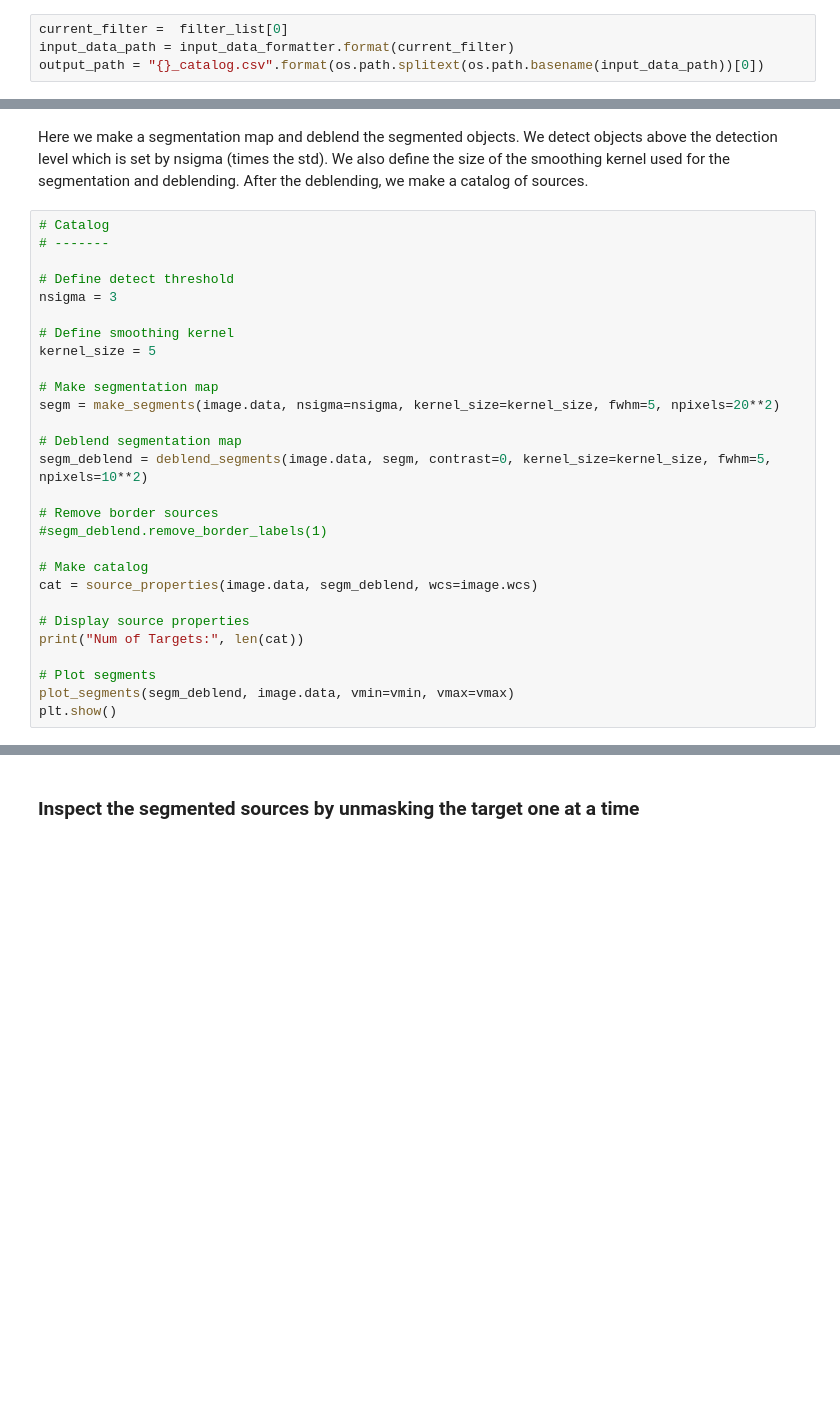
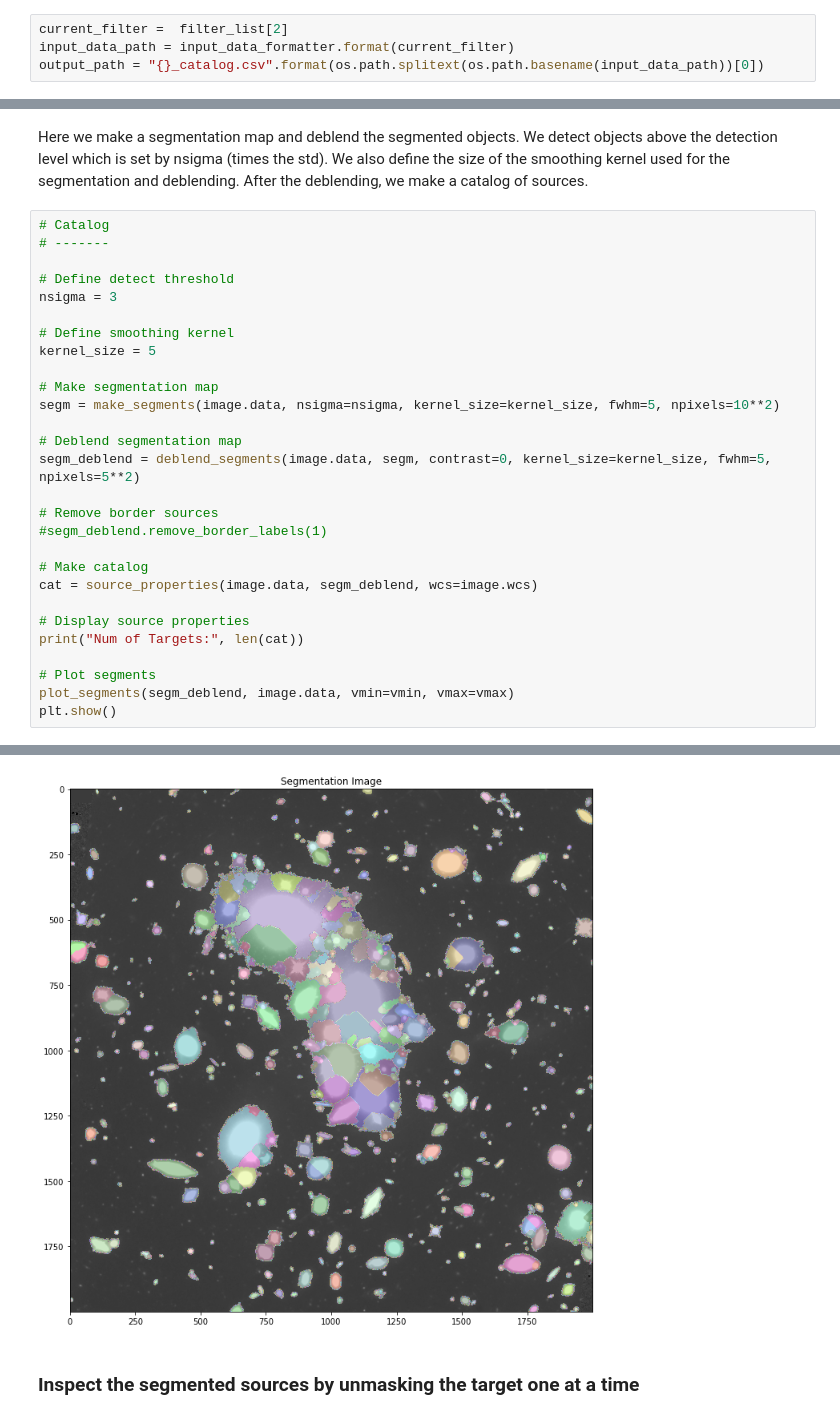
Before and after one commit to crawfordsm/lcbg, a Jupyter notebook: notebooks/find_lcbgs/petrosian_radius.ipynb, the cells around one changed output, grey strips where cells are left out. Saved outputs shown, nothing was run; the diff lists cells and outputs as text; blank space fills up the shorter version.

```diff
--- a/notebooks/find_lcbgs/petrosian_radius.ipynb
+++ b/notebooks/find_lcbgs/petrosian_radius.ipynb
@@ -69,7 +69,7 @@ input_data_formatter = "https://archive.stsci.edu/pub/hlsp/frontier/abell2744/im
 # %% [markdown]
 In this notebook we use a single filter frontier field of Abell 2744 to develop the steps necessary to compute the Petrosian radius of individual galaxies. We download the data from the STScI archive using AstroPy.
 # %%
-current_filter =  filter_list[0]
+current_filter =  filter_list[2]
 input_data_path = input_data_formatter.format(current_filter)
 output_path = "{}_catalog.csv".format(os.path.splitext(os.path.basename(input_data_path))[0])
 # %%
@@ -167,10 +177,10 @@ nsigma = 3
 kernel_size = 5
 
 # Make segmentation map
-segm = make_segments(image.data, nsigma=nsigma, kernel_size=kernel_size, fwhm=5, npixels=20**2)
+segm = make_segments(image.data, nsigma=nsigma, kernel_size=kernel_size, fwhm=5, npixels=10**2)
 
 # Deblend segmentation map
-segm_deblend = deblend_segments(image.data, segm, contrast=0, kernel_size=kernel_size, fwhm=5, npixels=10**2)
+segm_deblend = deblend_segments(image.data, segm, contrast=0, kernel_size=kernel_size, fwhm=5, npixels=5**2)
 
 # Remove border sources
 #segm_deblend.remove_border_labels(1)
@@ -184,3 +194,4 @@ print("Num of Targets:", len(cat))
 # Plot segments
 plot_segments(segm_deblend, image.data, vmin=vmin, vmax=vmax)
 plt.show()
+# %% [output]
@@ -187,3 +216,4 @@ plt.show()
+[figure, added]
 # %% [markdown]
 ### Inspect the segmented sources by unmasking the target one at a time
 # %%
```
Also changed, not shown: parts of 14 cells of this notebook, 13 other files.
